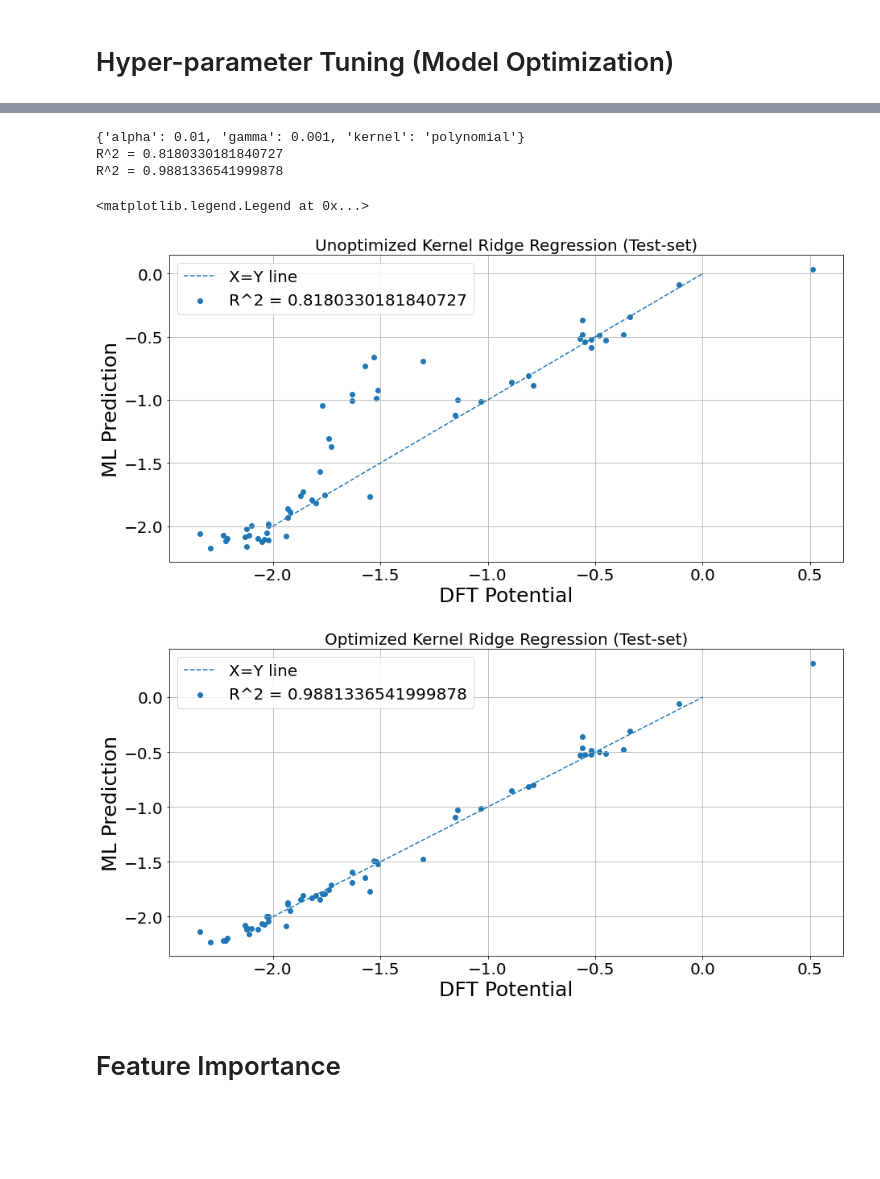
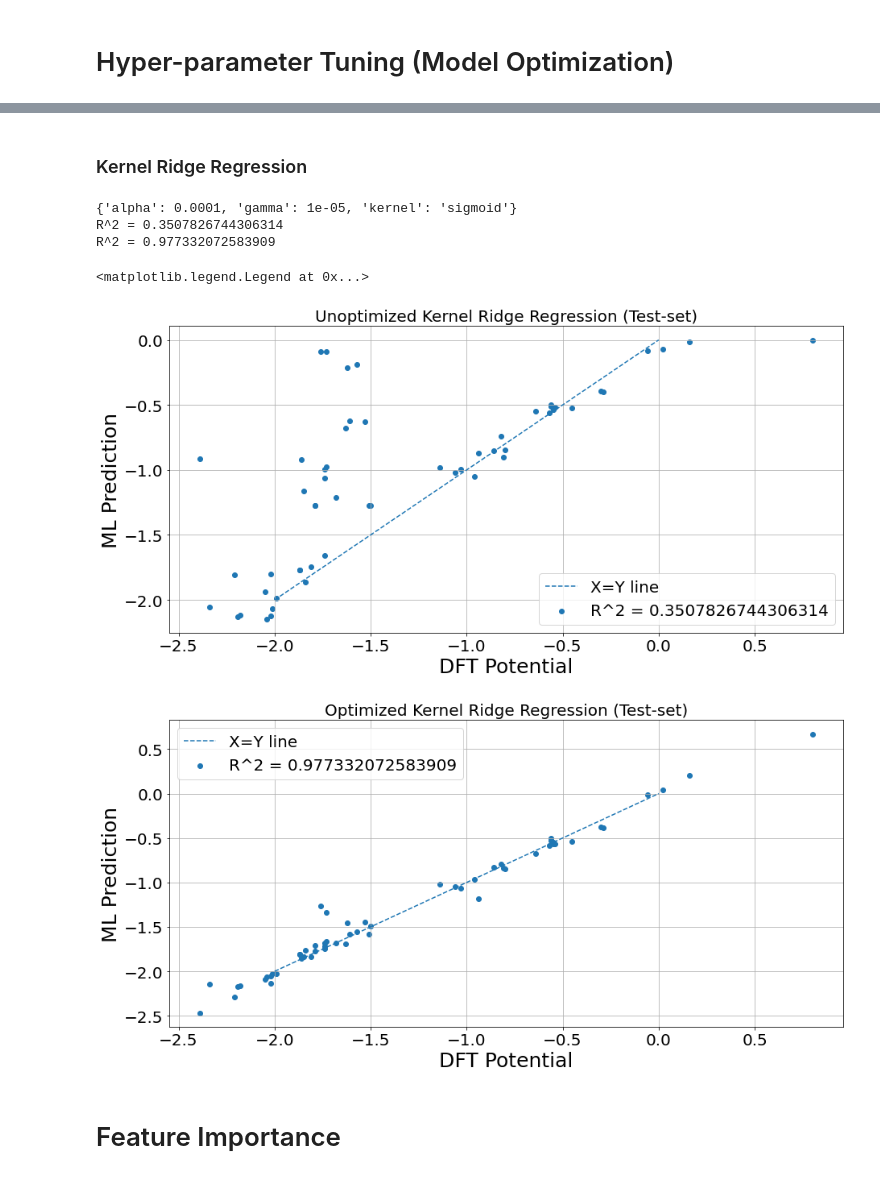
Before and after one commit to siddharth-ncl-work/miscellaneous, a Jupyter notebook: machine_learning_project_ideas/1/model_training.ipynb, the cells around one changed output, grey strips where cells are left out. Drawn from its saved outputs; the diff is of its cells as text; code cells hidden in the pictures; blank space fills up the shorter version.

```diff
--- a/machine_learning_project_ideas/1/model_training.ipynb
+++ b/machine_learning_project_ideas/1/model_training.ipynb
@@ -580,3 +592,5 @@ Text(0.5, 1.0, 'Optimized Model Performance on Test-Set (all features)')
+# %% [markdown]
+### Kernel Ridge Regression
 # %%
 from IPython import display
 from sklearn.model_selection import GridSearchCV
@@ -584,7 +598,7 @@ from sklearn.kernel_ridge import KernelRidge
 
 param_grid={'kernel': ['chi2', 'linear','polynomial', 'rbf', 'laplacian', 'sigmoid', 'cosine'],
             'gamma': [1e-8,1e-7,1e-6,1e-5,1e-3, 1e-4],
-            'alpha':[0.01,0.1,1,5,10,100]}
+            'alpha':np.linspace(1e-4,1,10)}
 
 scoring = ['neg_mean_squared_error','r2']
 
@@ -600,37 +614,37 @@ krr_gs = GridSearchCV(estimator,
                   n_jobs=-1
                  )
 krr_gs.fit(X_train_scaled, y_train)
 display.clear_output()
 print(krr_gs.best_params_)
 
 plt.figure()
 krr_reg = KernelRidge(kernel='rbf').fit(X_train_scaled, y_train)
 y_pred=krr_reg.predict(X_test_scaled)
 r2=r2_score(y_test,y_pred)
 print(f'R^2 = {r2}')
 plt.scatter(y_test,y_pred,label=f'R^2 = {r2}')
 plt.plot(np.linspace(-2,0),np.linspace(-2,0),ls='dashed',label='X=Y line')
 plt.xlabel('DFT Potential')
 plt.ylabel('ML Prediction')
 plt.title('Unoptimized Kernel Ridge Regression (Test-set)')
 plt.legend()
 
 plt.figure()
 y_pred=krr_gs.best_estimator_.predict(X_test_scaled)
 r2=r2_score(y_test,y_pred)
 print(f'R^2 = {r2}')
 plt.scatter(y_test,y_pred,label=f'R^2 = {r2}')
 plt.plot(np.linspace(-2,0),np.linspace(-2,0),ls='dashed',label='X=Y line')
 plt.xlabel('DFT Potential')
 plt.ylabel('ML Prediction')
 plt.title('Optimized Kernel Ridge Regression (Test-set)')
 plt.legend()
 # %% [output]
-{'alpha': 0.01, 'gamma': 0.001, 'kernel': 'polynomial'}
-R^2 = 0.8180330181840727
-R^2 = 0.9881336541999878
+{'alpha': 0.0001, 'gamma': 1e-05, 'kernel': 'sigmoid'}
+R^2 = 0.3507826744306314
+R^2 = 0.977332072583909
 <matplotlib.legend.Legend at 0x...>
-[figure, old version]
+[figure, new version]
-[figure, old version]
+[figure, new version]
 # %% [markdown]
 # Feature Importance
```
Also changed, not shown: parts of 46 cells of this notebook, 1 other file.
